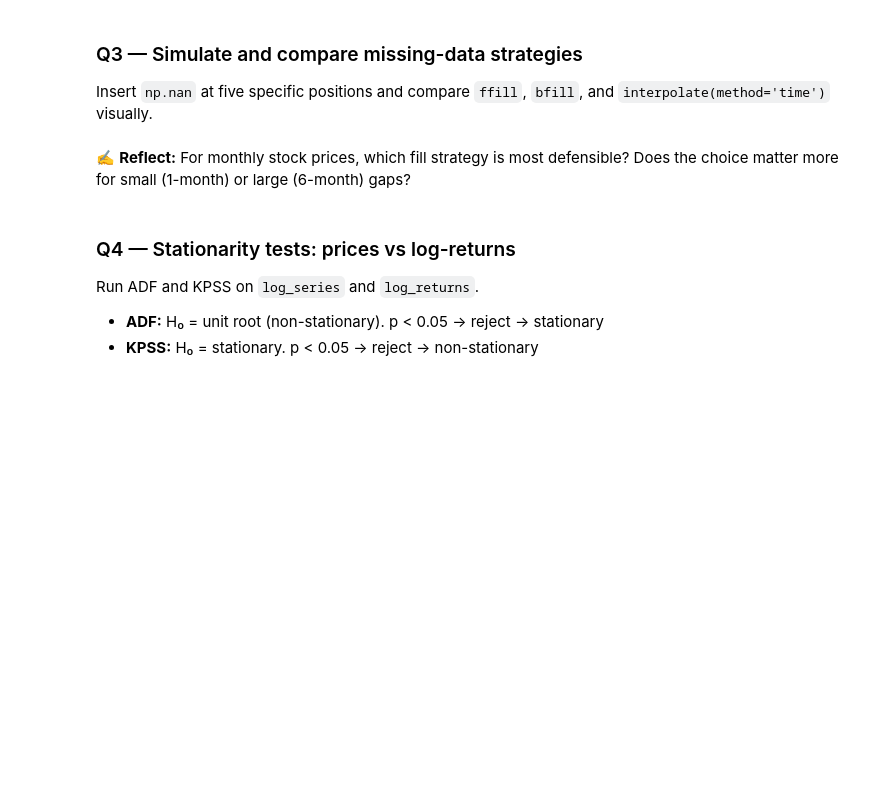
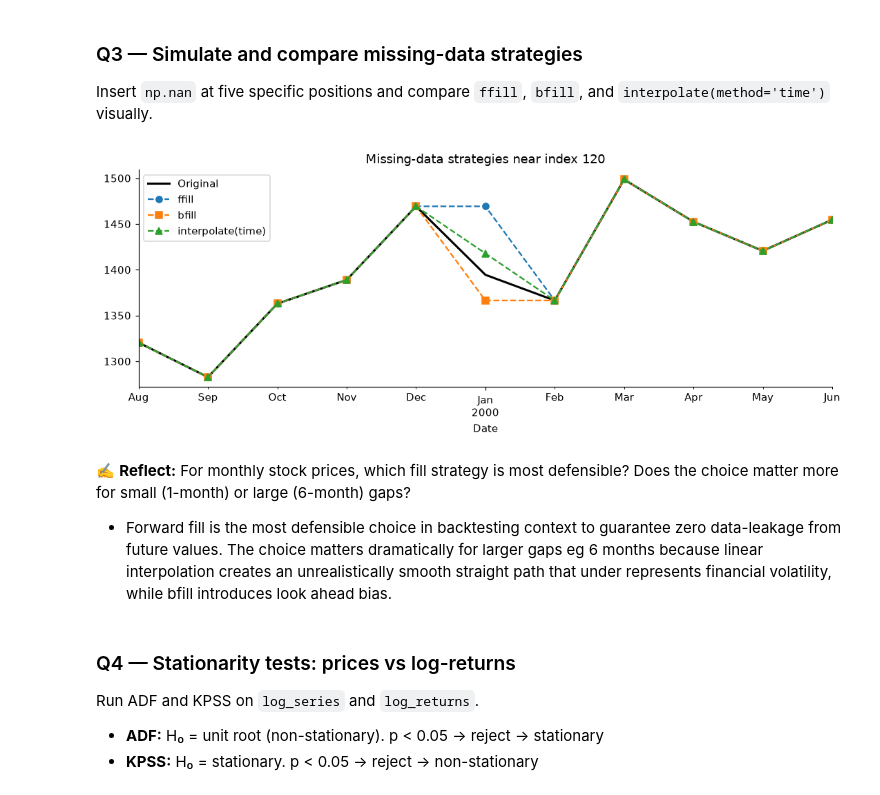
Before and after one commit to Sulav-Koirala/AI-Fellowship-Assignments, a Jupyter notebook: Week 8/W8_Forecasting_Assignment.ipynb, the cells around one changed output. Saved outputs shown, nothing was run; the diff lists cells and outputs as text; code cells hidden in the pictures; blank space fills up the shorter version.

```diff
--- a/Week 8/W8_Forecasting_Assignment.ipynb
+++ b/Week 8/W8_Forecasting_Assignment.ipynb
@@ -147,22 +169,26 @@ Insert `np.nan` at five specific positions and compare
 # %%
 # Q3 ──────────────────────────────────────────────────────────────────────────
 s_gap = series.copy().astype(float)
 s_gap.iloc[[10, 50, 120, 200, 310]] = np.nan   # five gaps introduced
 
-s_ffill  = None   # fill each gap with the previous available value
-s_bfill  = None   # fill each gap with the next available value
-s_interp = None   # fill each gap using time-weighted linear interpolation
+s_ffill  = s_gap.ffill()
+s_bfill  = s_gap.bfill()
+s_interp = s_gap.interpolate(method='time')
 
 w = slice(115, 126)
 fig, ax = plt.subplots(figsize=(10, 4))
 series.iloc[w].plot(ax=ax, label='Original', lw=2, color='black')
 s_ffill.iloc[w].plot(ax=ax,  label='ffill', ls='--', marker='o')
 s_bfill.iloc[w].plot(ax=ax,  label='bfill', ls='--', marker='s')
 s_interp.iloc[w].plot(ax=ax, label='interpolate(time)', ls='--', marker='^')
 ax.set_title('Missing-data strategies near index 120')
 ax.legend(); plt.tight_layout(); plt.show()
+# %% [output]
+[figure, added]
 # %% [markdown]
 ✍ **Reflect:** For monthly stock prices, which fill strategy is most defensible? Does the choice matter more for small (1-month) or large (6-month) gaps?
+
+- Forward fill is the most defensible choice in backtesting context to guarantee zero data-leakage from future values. The choice matters dramatically for larger gaps eg 6 months because linear interpolation creates an unrealistically smooth straight path that under represents financial volatility, while bfill introduces look ahead bias.
 # %% [markdown]
 ### Q4 — Stationarity tests: prices vs log-returns
 
```
Also changed, not shown: parts of 9 cells of this notebook.
